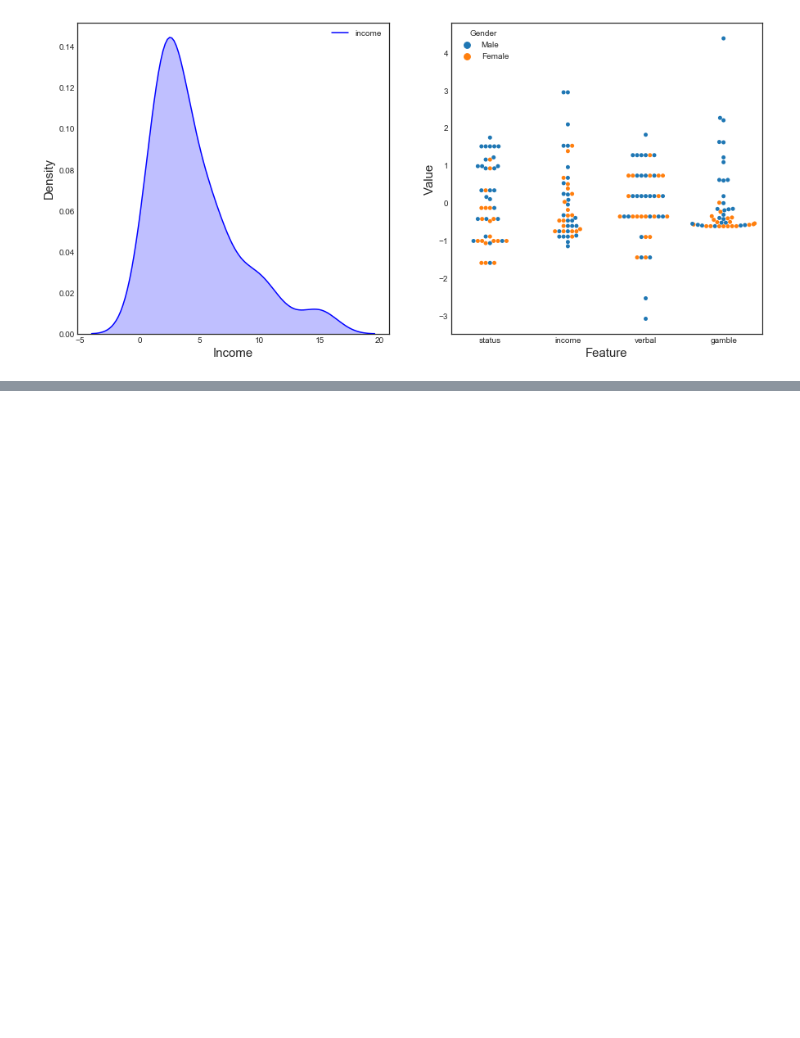
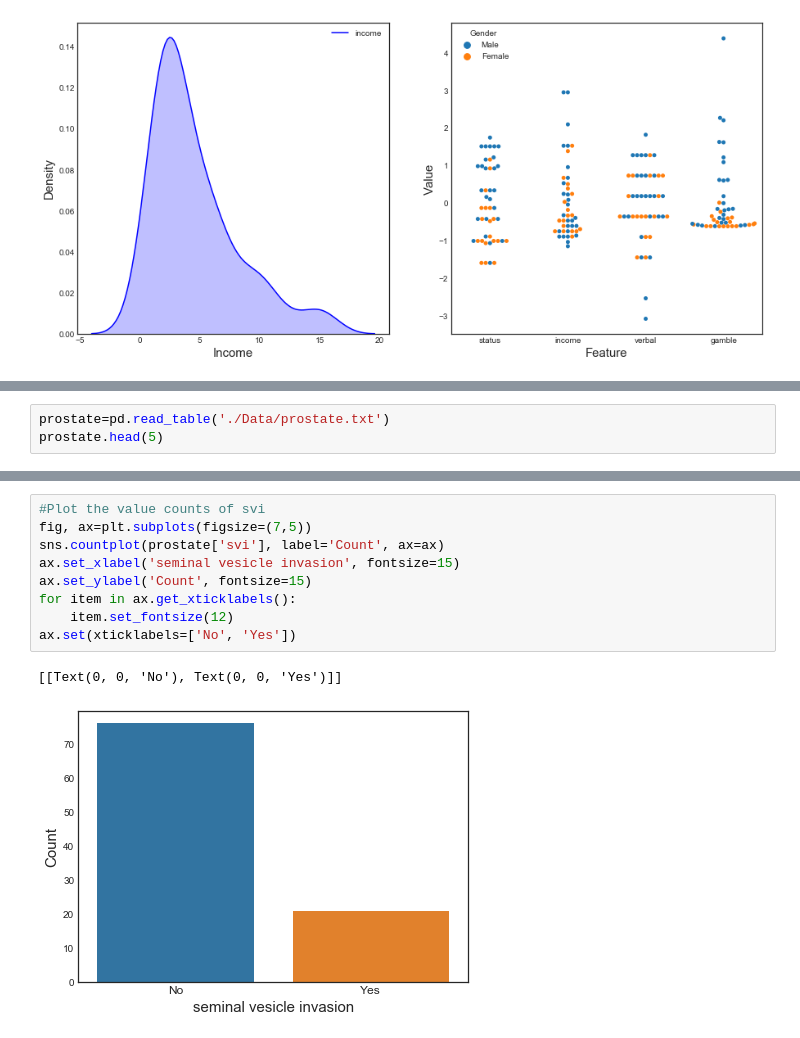
Before and after one commit to LeoUCD/Linear_Models_in_Python, a Jupyter notebook: Chapter1_Introduction.ipynb, the cells around one changed output, grey strips where cells are left out. Cells and saved outputs as stored; diff of their text form; blank space fills up the shorter version.

```diff
--- a/Chapter1_Introduction.ipynb
+++ b/Chapter1_Introduction.ipynb
@@ -498,0 +506,3 @@ ax2.legend(handles, ['Male','Female'], title='Gender')
+# %%
+prostate=pd.read_table('./Data/prostate.txt')
+prostate.head(5)
@@ -498,0 +541,12 @@ ax2.legend(handles, ['Male','Female'], title='Gender')
+# %%
+#Plot the value counts of svi
+fig, ax=plt.subplots(figsize=(7,5))
+sns.countplot(prostate['svi'], label='Count', ax=ax)
+ax.set_xlabel('seminal vesicle invasion', fontsize=15)
+ax.set_ylabel('Count', fontsize=15)
+for item in ax.get_xticklabels():
+    item.set_fontsize(12)
+ax.set(xticklabels=['No', 'Yes'])
+# %% [output]
+[[Text(0, 0, 'No'), Text(0, 0, 'Yes')]]
+[figure, added]
```
Also changed, not shown: parts of 9 cells of this notebook.
